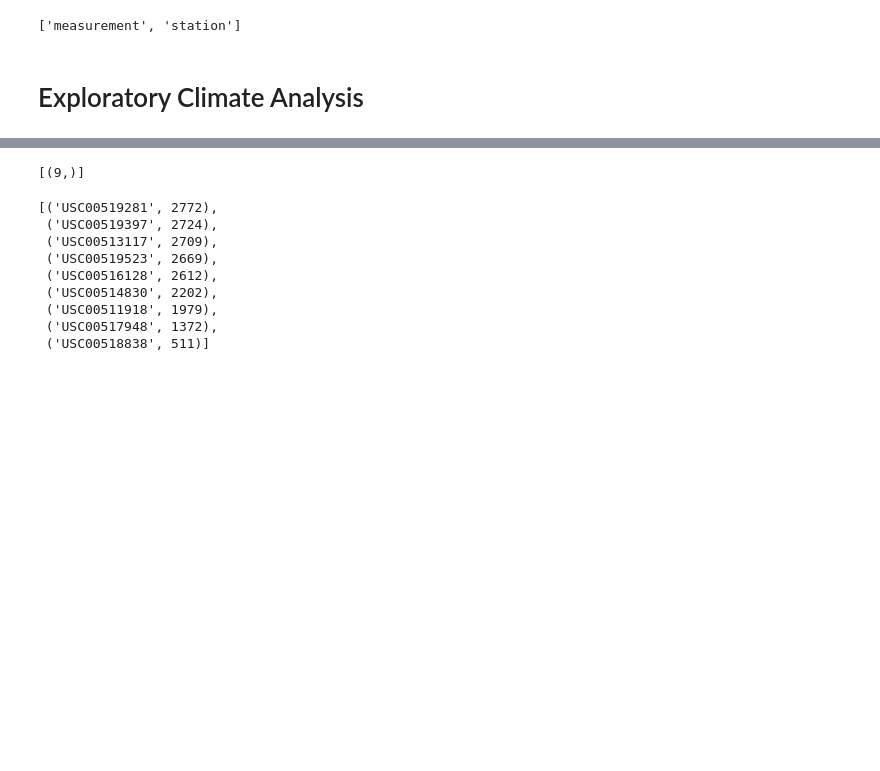
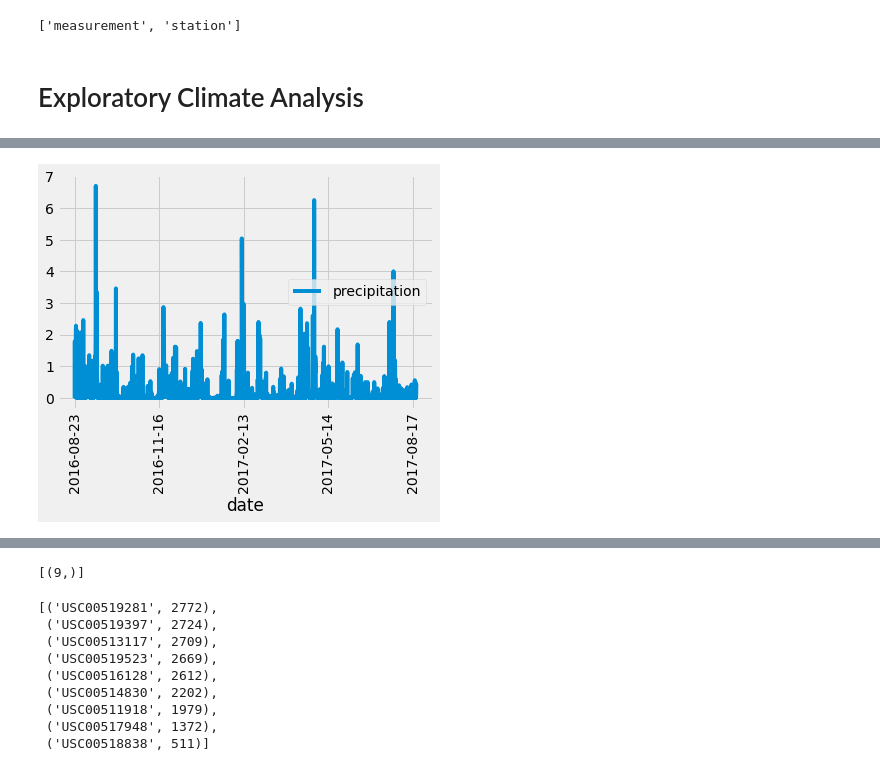
Before and after one commit to Adriangp27/Surfs_Up, a Jupyter notebook: climate_analysis.ipynb, the cells around one changed output, grey strips where cells are left out. Drawn from its saved outputs; the diff is of its cells as text; code cells hidden in the pictures; blank space fills up the shorter version.

```diff
--- a/climate_analysis.ipynb
+++ b/climate_analysis.ipynb
@@ -63,3 +117,9 @@ plt.show()
+# %%
+# Use Pandas Plotting with Matplotlib to plot the data
+df.plot(rot = 90)
+plt.show()
+# %% [output]
+[figure, added]
 # %%
 # Use Pandas to calculate the summary statistics for the precipitation data
 df.describe()
```
Also changed, not shown: parts of 10 cells of this notebook, 2 other files.
